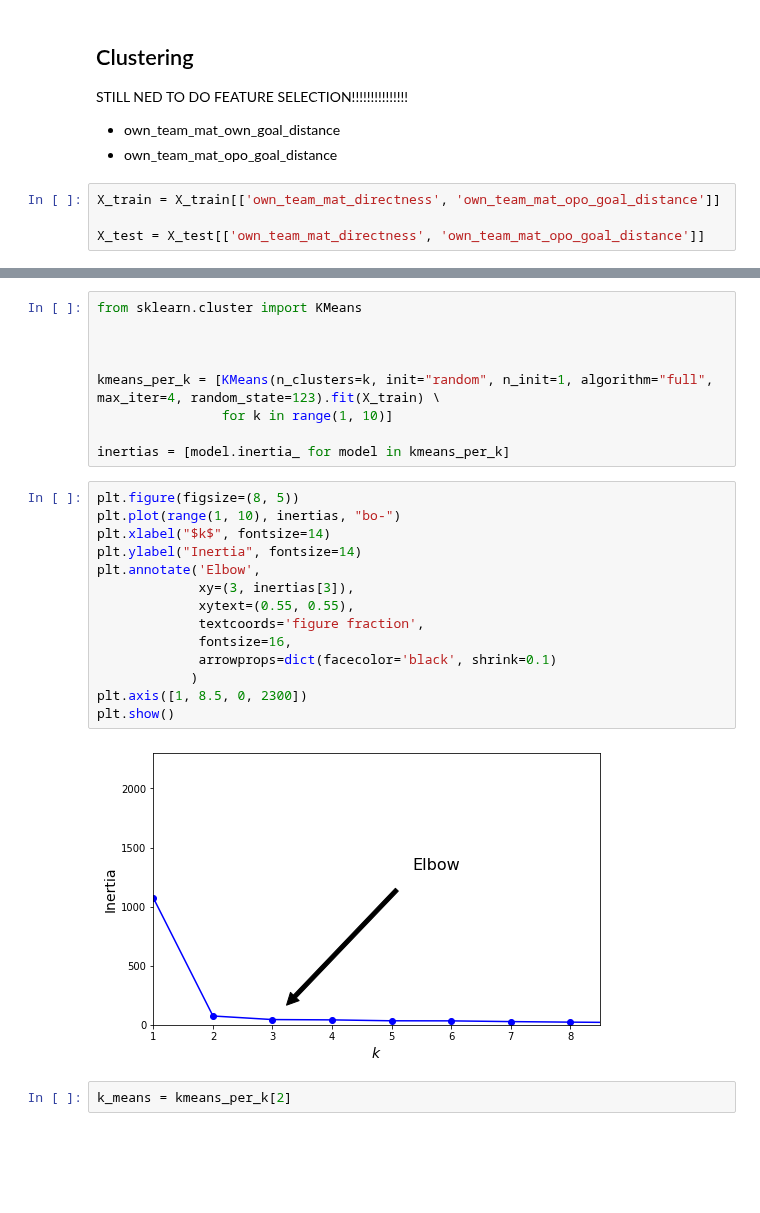
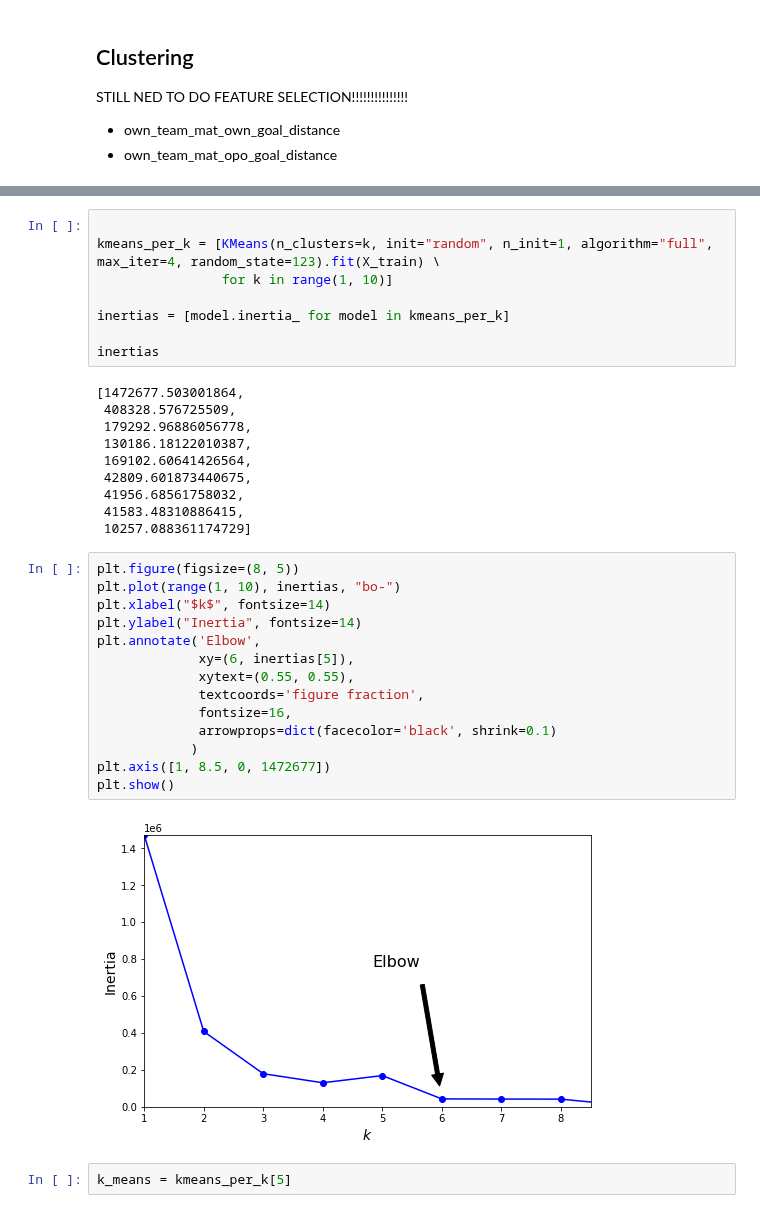
Before and after one commit to xecarlox94/data_mining_machine_learning, a Jupyter notebook: main.ipynb, the cells around one changed output, grey strips where cells are left out. Saved outputs shown, nothing was run; the diff lists cells and outputs as text; blank space fills up the shorter version.

Commit message:
did first clustering

```diff
--- a/main.ipynb
+++ b/main.ipynb
@@ -476,7 +476,3 @@ STILL NED TO DO FEATURE SELECTION!!!!!!!!!!!!!!!
 
 + own_team_mat_own_goal_distance
 + own_team_mat_opo_goal_distance
-# %%
-X_train = X_train[['own_team_mat_directness', 'own_team_mat_opo_goal_distance']]
-
-X_test = X_test[['own_team_mat_directness', 'own_team_mat_opo_goal_distance']]
@@ -483,27 +496,36 @@ X_test = X_test[['own_team_mat_directness', 'own_team_mat_opo_goal_distance']]
 # %%
-from sklearn.cluster import KMeans
-
-
 
 kmeans_per_k = [KMeans(n_clusters=k, init="random", n_init=1, algorithm="full", max_iter=4, random_state=123).fit(X_train) \
                 for k in range(1, 10)]
 
 inertias = [model.inertia_ for model in kmeans_per_k]
+
+inertias
+# %% [output]
+[1472677.503001864,
+ 408328.576725509,
+ 179292.96886056778,
+ 130186.18122010387,
+ 169102.60641426564,
+ 42809.601873440675,
+ 41956.68561758032,
+ 41583.48310886415,
+ 10257.088361174729]
 # %%
 plt.figure(figsize=(8, 5))
 plt.plot(range(1, 10), inertias, "bo-")
 plt.xlabel("$k$", fontsize=14)
 plt.ylabel("Inertia", fontsize=14)
 plt.annotate('Elbow',
-             xy=(3, inertias[3]),
+             xy=(6, inertias[5]),
              xytext=(0.55, 0.55),
              textcoords='figure fraction',
              fontsize=16,
              arrowprops=dict(facecolor='black', shrink=0.1)
             )
-plt.axis([1, 8.5, 0, 2300])
+plt.axis([1, 8.5, 0, 1472677])
 plt.show()
 # %% [output]
-[figure, old version]
+[figure, new version]
 # %%
-k_means = kmeans_per_k[2]
+k_means = kmeans_per_k[5]
```
Also changed, not shown: parts of 16 cells of this notebook.
